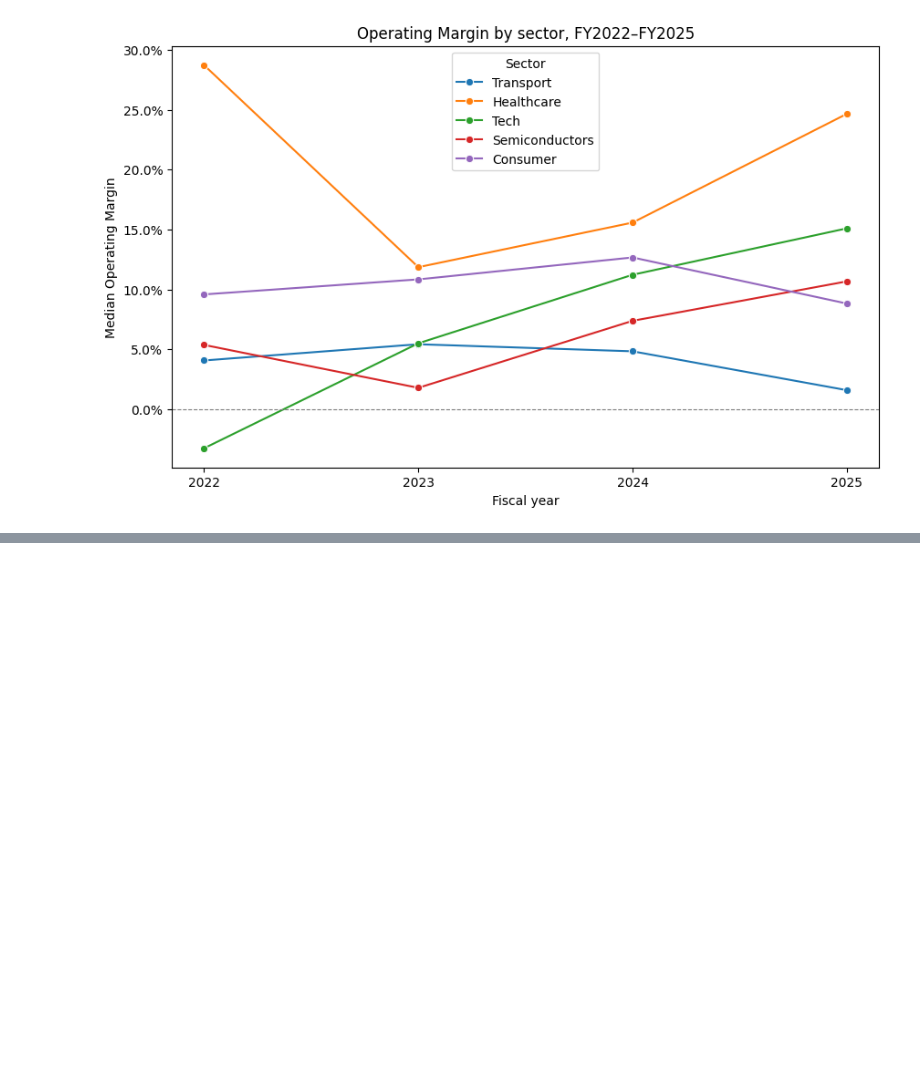
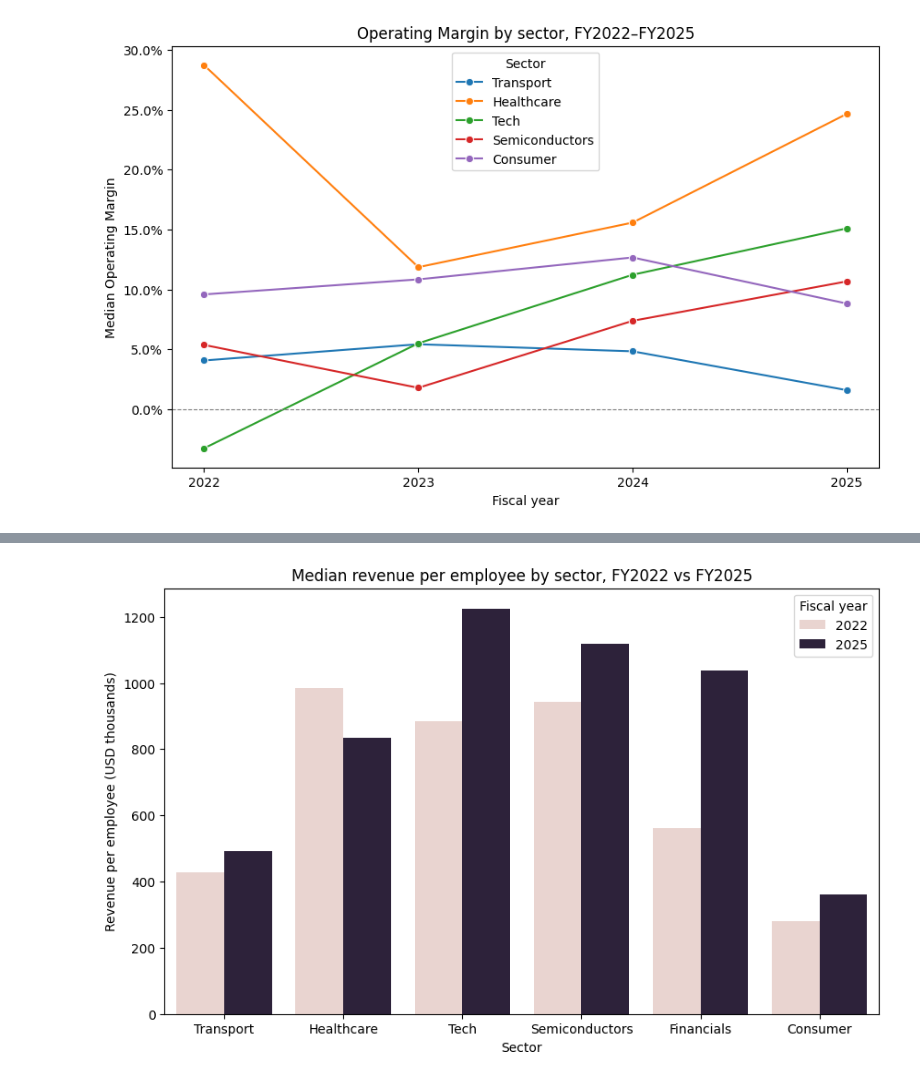
Before and after one commit to leo-bonet/Company-Financials-Analysis, a Jupyter notebook: notebooks/02-analysis.ipynb, the cells around one changed output, grey strips where cells are left out. Saved outputs shown, nothing was run; the diff lists cells and outputs as text; code cells hidden in the pictures; blank space fills up the shorter version.

Commit message:
Added Q3 revenue per employee analysis

```diff
--- a/notebooks/02-analysis.ipynb
+++ b/notebooks/02-analysis.ipynb
@@ -460,3 +460,27 @@ Moderna's margin continues to fall to −158% by 2025. Revenue fell while R&D sp
 **The median hides internal spread.** Healthcare's 2025 median of 24.7% sits in a sector where one company is at −158%. The line describes the middle, not the range.
 
 **Financials are excluded entirely**, so this chart says nothing about how banks or fintechs performed.
+# %%
+q3_years = analysis_df[analysis_df["fiscalYear"].isin([2022, 2025])].copy()
+q3_years["rev_per_emp_k"] = q3_years["revenue_per_employee"] / 1000
+
+plt.figure(figsize=(10, 6))
+
+sns.barplot(
+    data=q3_years,
+    x="sector",
+    y="rev_per_emp_k",
+    hue="fiscalYear",
+    estimator="median",
+    errorbar=None,
+)
+
+plt.title("Median revenue per employee by sector, FY2022 vs FY2025")
+plt.xlabel("Sector")
+plt.ylabel("Revenue per employee (USD thousands)")
+plt.legend(title="Fiscal year")
+
+plt.savefig("../images/q3_revenue_per_employee.png", dpi=150, bbox_inches="tight")
+plt.show()
+# %% [output]
+[figure, added]
```
Also changed, not shown: parts of 3 cells of this notebook, 1 other file.
